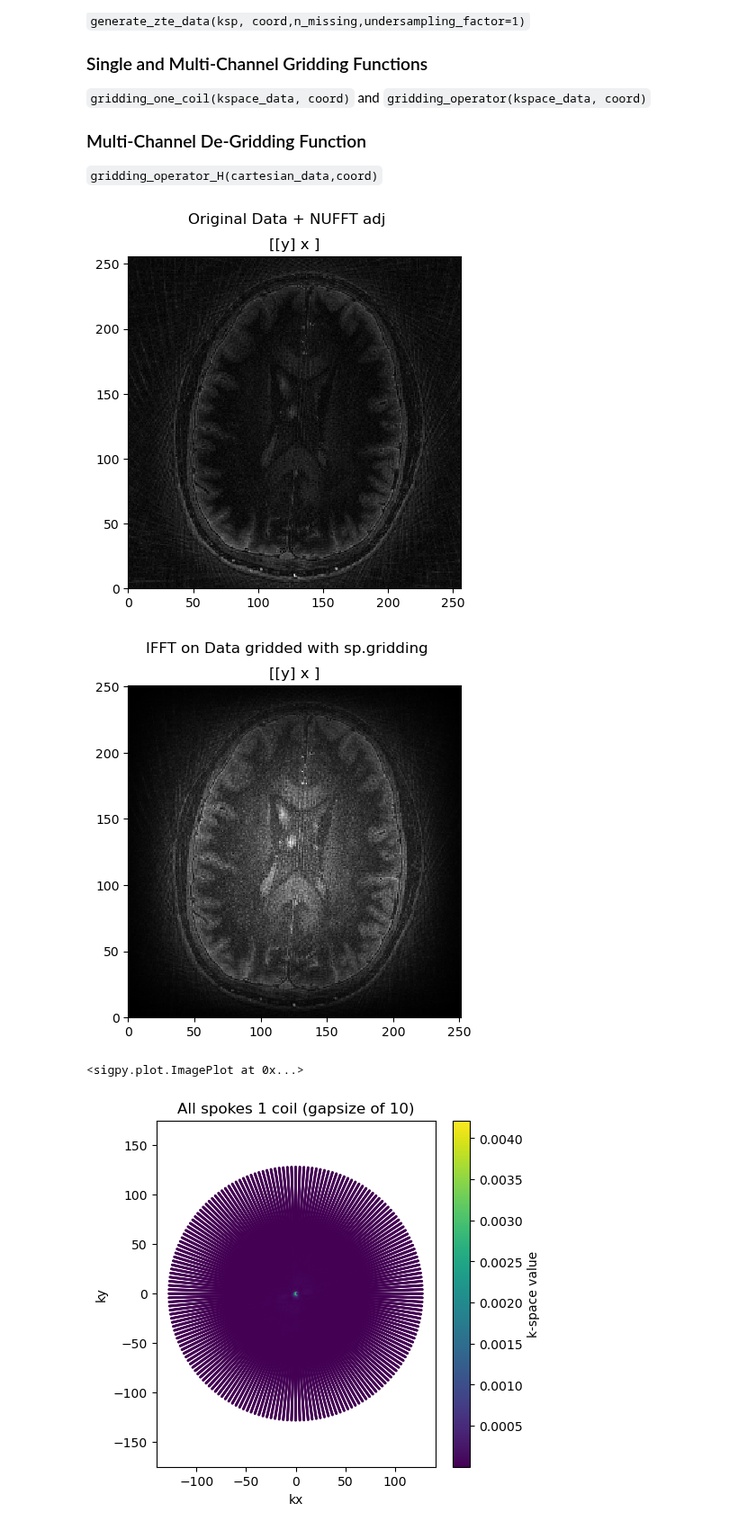
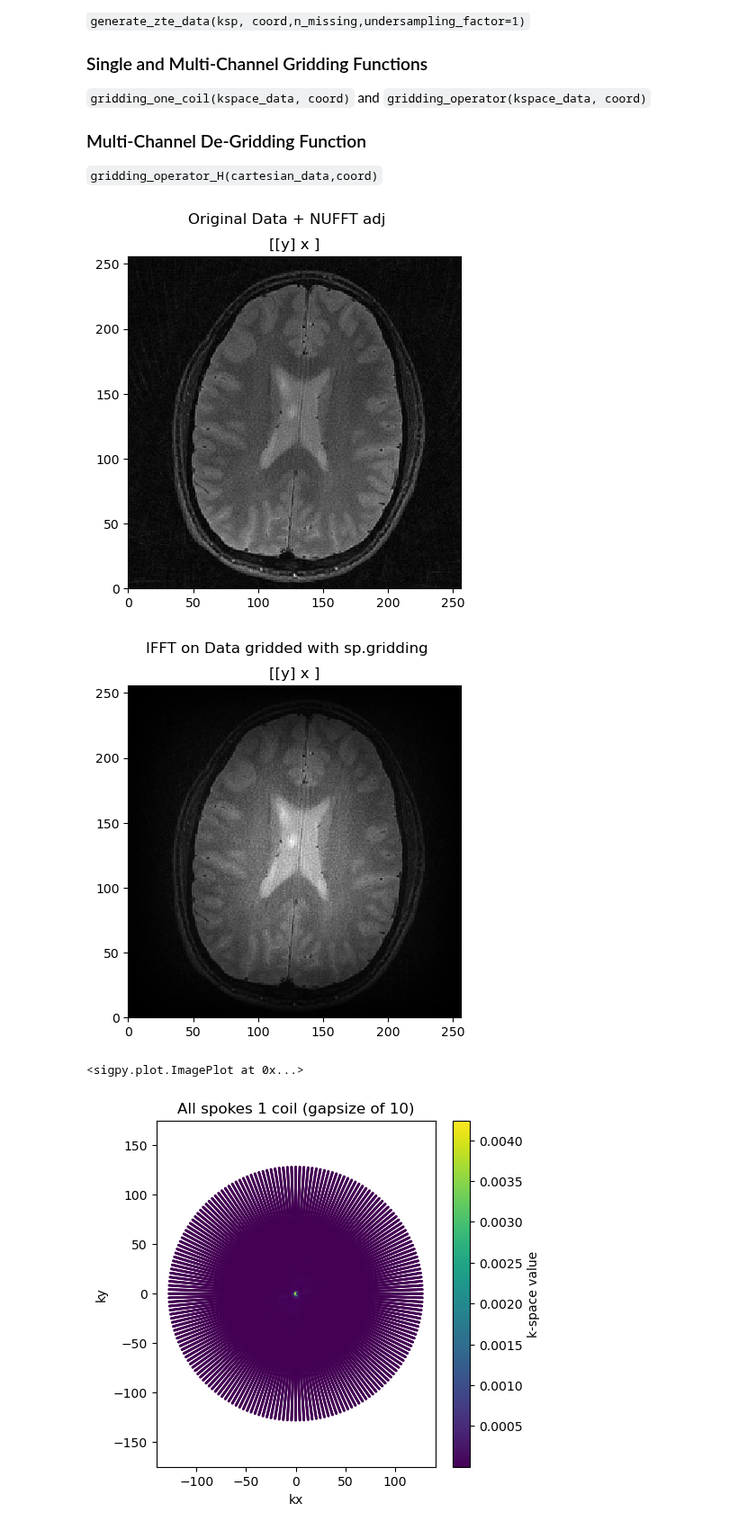
Before and after one commit to aymmulla/MSc-Project-ZTE, a Jupyter notebook: Gridding-Degridding.ipynb, the cells around one changed output. Shown at 90% size. Saved outputs shown, nothing was run; the diff lists cells and outputs as text; code cells hidden in the pictures.

```diff
--- a/Gridding-Degridding.ipynb
+++ b/Gridding-Degridding.ipynb
@@ -27,21 +27,21 @@ zte_radial_kspace, zte_radial_coords = asm.generate_zte_data(ksp=ksp, coord=coor
 kspace_cart_coils = asm.gridding_operator(kspace_data=zte_radial_kspace, coord=zte_radial_coords)
 #radial_interp_coils = asm.gridding_operator_H(cartesian_data=kspace_cart_coils, coord=zte_radial_coords)
 # %%
-zte_radial_kspace, zte_radial_coords = asm.generate_zte_data(ksp=ksp, coord=coord, n_missing=5, undersampling_factor=1)
+zte_radial_kspace, zte_radial_coords = asm.generate_zte_data_OLD(ksp=ksp, coord=coord, n_missing=0, undersampling_factor=1)
 
 kspace_cart_coils = asm.gridding_operator(kspace_data=zte_radial_kspace, coord=zte_radial_coords)
 
 dcf = np.sqrt(zte_radial_coords[..., 0]**2 + zte_radial_coords[..., 1]**2)
 zte_img_grid = sp.nufft_adjoint(zte_radial_kspace * dcf, zte_radial_coords)
 zte_img_rss = np.sum(np.abs(zte_img_grid)**2, axis=0)**0.5
 pl.ImagePlot(zte_img_rss, title='Original Data + NUFFT adj')
 
 img_cart_grid = sp.ifft(kspace_cart_coils)
 img_rss_cart = np.sum(np.abs(img_cart_grid)**2, axis=0)**0.5
 pl.ImagePlot(img_rss_cart, title='IFFT on Data gridded with sp.gridding')
 # %% [output]
-[figure, old version]
+[figure, new version]
-[figure, old version]
+[figure, new version]
 <sigpy.plot.ImagePlot at 0x...>
 # %%
 all_coords = zte_radial_coords.reshape(-1,2)
```
Also changed, not shown: parts of 16 cells of this notebook, 2 other files.
